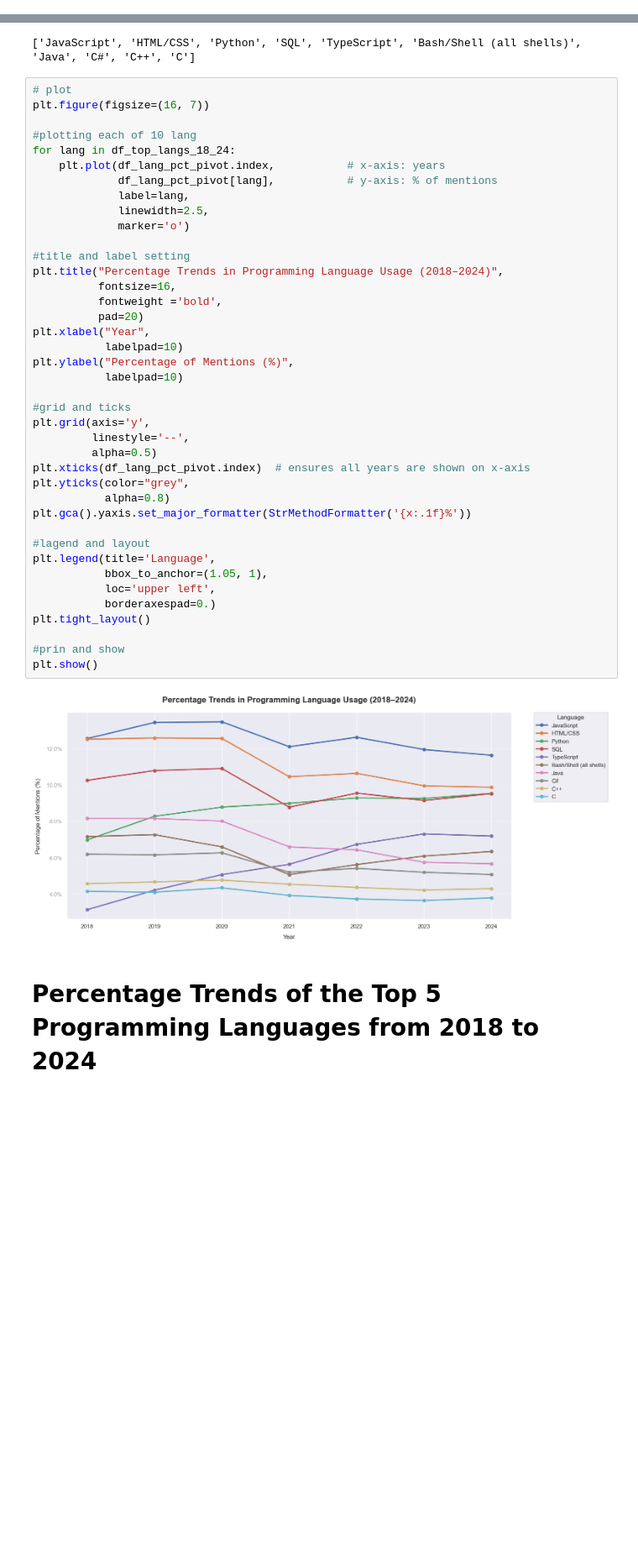
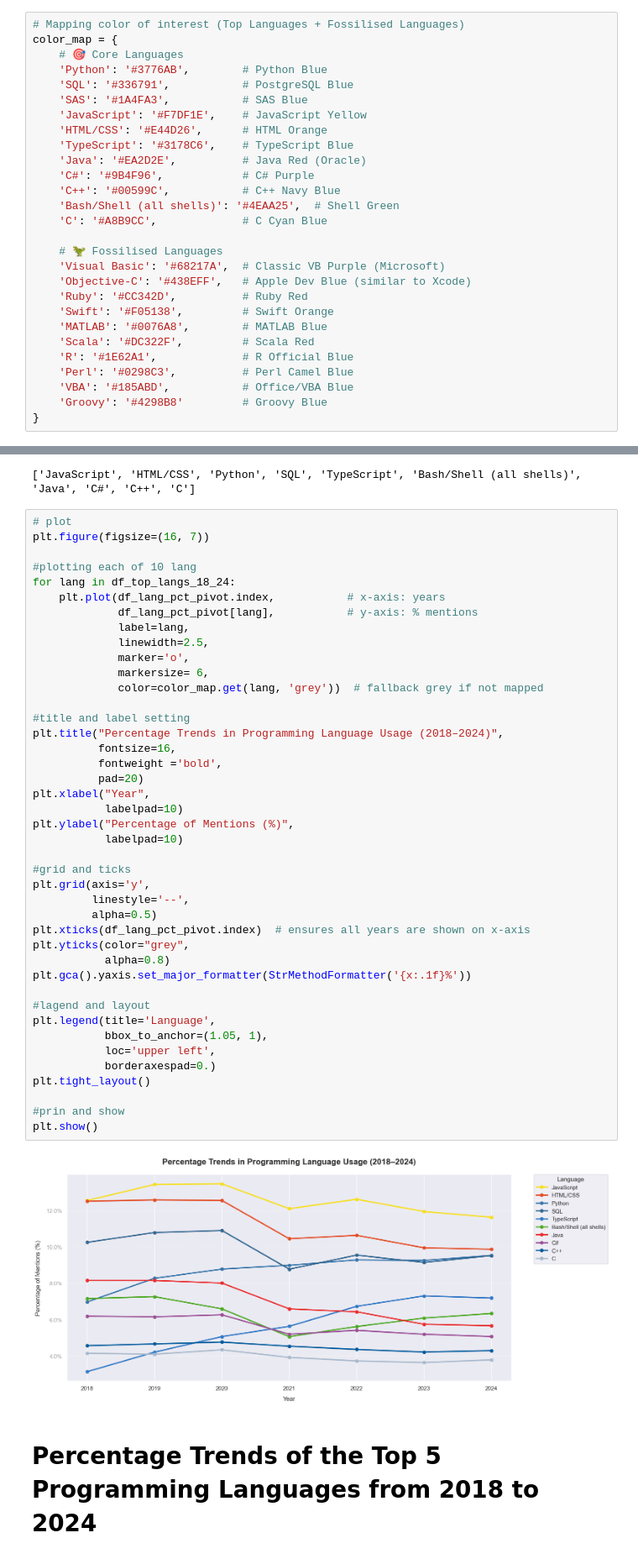
Before and after one commit to GitToKenn/dev-language-trends-2018-2024, a Jupyter notebook: notebook/02_language_trend_analysis.ipynb, the cells around one changed output, grey strips where cells are left out. Shown at 84% size. Cells and saved outputs as stored; diff of their text form; blank space fills up the shorter version.

```diff
--- a/notebook/02_language_trend_analysis.ipynb
+++ b/notebook/02_language_trend_analysis.ipynb
@@ -58,6 +58,34 @@ df_lang_all['Language'] = df_lang_all['Language'].replace({
     # Other polishing
     'Other(s):': 'Other',
 })
+# %%
+# Mapping color of interest (Top Languages + Fossilised Languages)
+color_map = {
+    # 🎯 Core Languages
+    'Python': '#3776AB',        # Python Blue
+    'SQL': '#336791',           # PostgreSQL Blue
+    'SAS': '#1A4FA3',           # SAS Blue
+    'JavaScript': '#F7DF1E',    # JavaScript Yellow
+    'HTML/CSS': '#E44D26',      # HTML Orange
+    'TypeScript': '#3178C6',    # TypeScript Blue
+    'Java': '#EA2D2E',          # Java Red (Oracle)
+    'C#': '#9B4F96',            # C# Purple
+    'C++': '#00599C',           # C++ Navy Blue
+    'Bash/Shell (all shells)': '#4EAA25',  # Shell Green
+    'C': '#A8B9CC',             # C Cyan Blue
+
+    # 🦖 Fossilised Languages
+    'Visual Basic': '#68217A',  # Classic VB Purple (Microsoft)
+    'Objective-C': '#438EFF',   # Apple Dev Blue (similar to Xcode)
+    'Ruby': '#CC342D',          # Ruby Red
+    'Swift': '#F05138',         # Swift Orange
+    'MATLAB': '#0076A8',        # MATLAB Blue
+    'Scala': '#DC322F',         # Scala Red
+    'R': '#1E62A1',             # R Official Blue
+    'Perl': '#0298C3',          # Perl Camel Blue
+    'VBA': '#185ABD',           # Office/VBA Blue
+    'Groovy': '#4298B8'         # Groovy Blue
+}
 # %%
 df_lang_all.info()
 # %% [output]
@@ -273,41 +314,43 @@ plt.figure(figsize=(16, 7))
 #plotting each of 10 lang
 for lang in df_top_langs_18_24:
     plt.plot(df_lang_pct_pivot.index,           # x-axis: years
-             df_lang_pct_pivot[lang],           # y-axis: % of mentions
+             df_lang_pct_pivot[lang],           # y-axis: % mentions
              label=lang,
              linewidth=2.5,
-             marker='o')
+             marker='o',
+             markersize= 6,
+             color=color_map.get(lang, 'grey'))  # fallback grey if not mapped
 
 #title and label setting
 plt.title("Percentage Trends in Programming Language Usage (2018–2024)",
           fontsize=16,
           fontweight ='bold',
           pad=20)
 plt.xlabel("Year",
            labelpad=10)
 plt.ylabel("Percentage of Mentions (%)",
            labelpad=10)
 
 #grid and ticks
 plt.grid(axis='y',
          linestyle='--',
          alpha=0.5)
 plt.xticks(df_lang_pct_pivot.index)  # ensures all years are shown on x-axis
 plt.yticks(color="grey",
            alpha=0.8)
 plt.gca().yaxis.set_major_formatter(StrMethodFormatter('{x:.1f}%'))
 
 #lagend and layout
 plt.legend(title='Language',
            bbox_to_anchor=(1.05, 1),
            loc='upper left',
            borderaxespad=0.)
 plt.tight_layout()
 
 #prin and show
 plt.show()
 # %% [output]
-[figure, old version]
+[figure, new version]
 # %% [markdown]
 # Percentage Trends of the Top 5 Programming Languages from 2018 to 2024
 # %%
```
Also changed, not shown: parts of 46 cells of this notebook, 2 other files.
